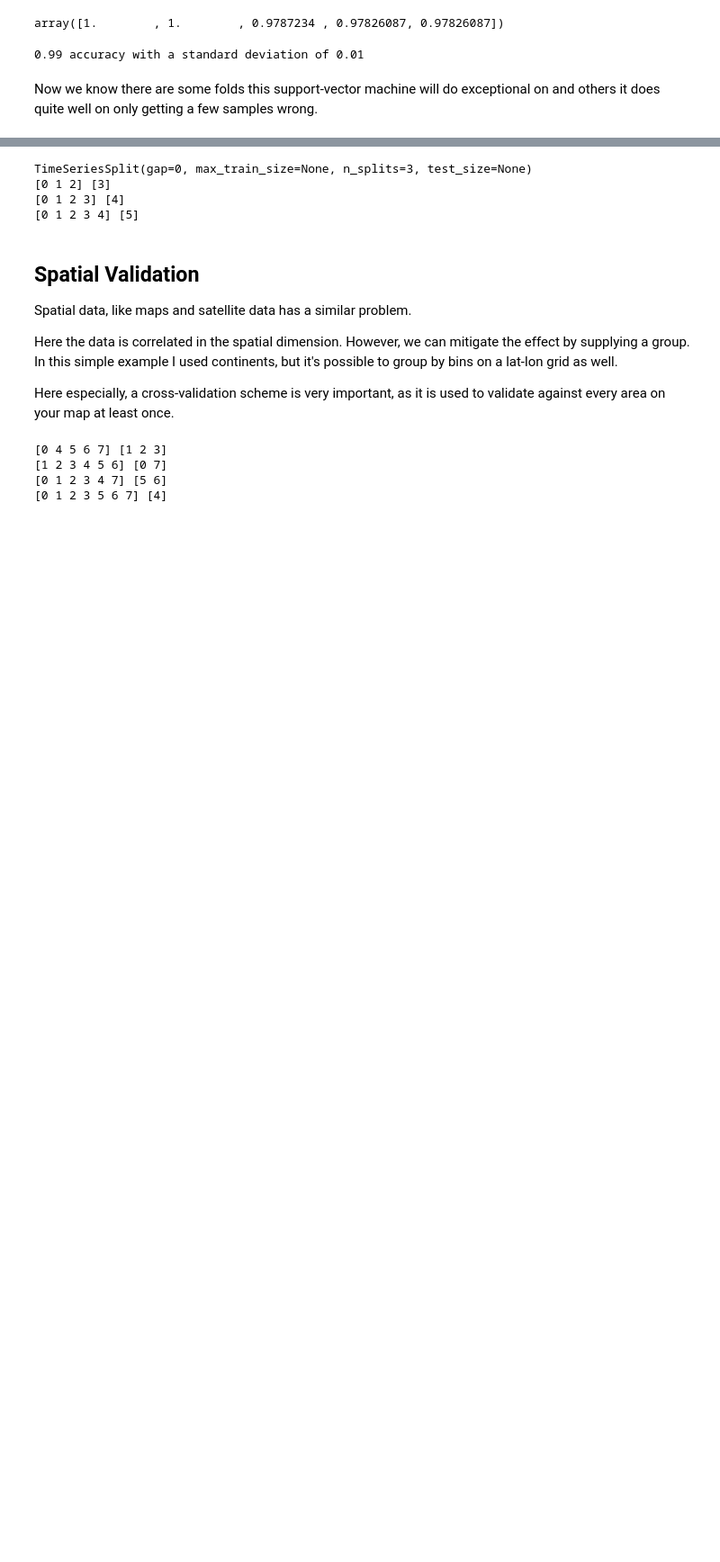
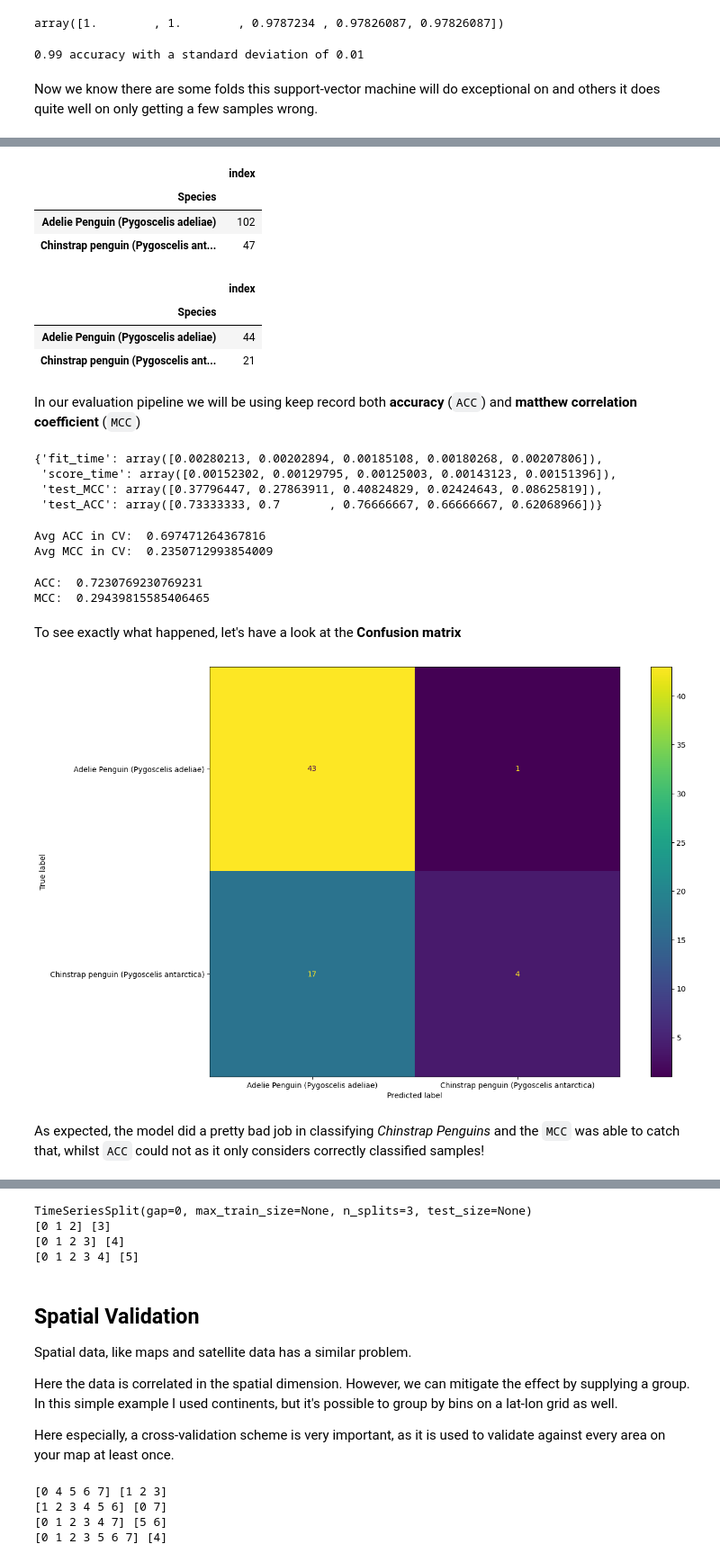
Before and after one commit to JesperDramsch/ml.recipes, a Jupyter notebook: notebooks/1 - Model Evaluation.ipynb, the cells around one changed output, grey strips where cells are left out. Shown at 90% size. Cells and saved outputs as stored; diff of their text form; code cells hidden in the pictures; blank space fills up the shorter version.

```diff
--- a/notebooks/1 - Model Evaluation.ipynb
+++ b/notebooks/1 - Model Evaluation.ipynb
@@ -136,3 +232,83 @@ Now we know there are some folds this support-vector machine will do exceptional
+# %%
+num_features = ["Culmen Length (mm)", "Culmen Depth (mm)", "Flipper Length (mm)"]
+selected_num_features = num_features[1:]
+cat_features = ["Sex"]
+features = selected_num_features + cat_features
+# %%
+num_transformer = StandardScaler()
+cat_transformer = OneHotEncoder(handle_unknown='ignore')
+
+preprocessor = ColumnTransformer(transformers=[
+    ('num', num_transformer, selected_num_features),  # note here, we will only preprocess selected numerical features
+    ('cat', cat_transformer, cat_features)
+])
+
+model = Pipeline(steps=[
+    ('preprocessor', preprocessor),
+    ('classifier', SVC()),
+])
+# %%
+X, y = samples[features], samples[target[0]]
+X_train, X_test, y_train, y_test = train_test_split(X, y, train_size=.7, random_state=42, stratify=y)  # we also stratify on classes
+# %%
+y_train.reset_index().groupby("Species").count()
+# %% [output]
+|  | index |
+| Species |  |
+| Adelie Penguin (Pygoscelis adeliae) | 102 |
+| Chinstrap penguin (Pygoscelis ant... | 47 |
+# %%
+y_test.reset_index().groupby("Species").count()
+# %% [output]
+|  | index |
+| Species |  |
+| Adelie Penguin (Pygoscelis adeliae) | 44 |
+| Chinstrap penguin (Pygoscelis ant... | 21 |
+# %% [markdown]
+In our evaluation pipeline we will be using keep record both **accuracy** (`ACC`) and **matthew correlation coefficient** (`MCC`)
+# %%
+from sklearn.model_selection import cross_validate
+from sklearn.metrics import make_scorer
+from sklearn.metrics import matthews_corrcoef as mcc
+from sklearn.metrics import accuracy_score as acc
+
+mcc_scorer = make_scorer(mcc)
+acc_scorer = make_scorer(acc)
+scores = cross_validate(model, X_train, y_train, cv=5,
+                        scoring={"MCC": mcc_scorer, "ACC": acc_scorer})
+scores
+# %% [output]
+{'fit_time': array([0.00280213, 0.00202894, 0.00185108, 0.00180268, 0.00207806]),
+ 'score_time': array([0.00152302, 0.00129795, 0.00125003, 0.00143123, 0.00151396]),
+ 'test_MCC': array([0.37796447, 0.27863911, 0.40824829, 0.02424643, 0.08625819]),
+ 'test_ACC': array([0.73333333, 0.7       , 0.76666667, 0.66666667, 0.62068966])}
+# %%
+import numpy as np
+
+print("Avg ACC in CV: ", np.average(scores["test_ACC"]))
+print("Avg MCC in CV: ", np.average(scores["test_MCC"]))
+# %% [output]
+Avg ACC in CV:  0.697471264367816
+Avg MCC in CV:  0.2350712993854009
+# %%
+model = model.fit(X_train, y_train)
+
+print("ACC: ", acc_scorer(model, X_test, y_test))
+print("MCC: ", mcc_scorer(model, X_test, y_test))
+# %% [output]
+ACC:  0.7230769230769231
+MCC:  0.29439815585406465
+# %% [markdown]
+To see exactly what happened, let's have a look at the **Confusion matrix**
+# %%
+from sklearn.metrics import ConfusionMatrixDisplay
+fig, ax = plt.subplots(figsize=(15, 10))
+ConfusionMatrixDisplay.from_estimator(model, X_test, y_test, ax=ax)
+plt.show()
+# %% [output]
+[figure, added]
+# %% [markdown]
+As expected, the model did a pretty bad job in classifying *Chinstrap Penguins* and the `MCC` was able to catch that, whilst `ACC` could not as it only considers correctly classified samples!
 # %% [markdown]
 ## Time-series Validation
 
```
Also changed, not shown: parts of 23 cells of this notebook, 1 other file.
